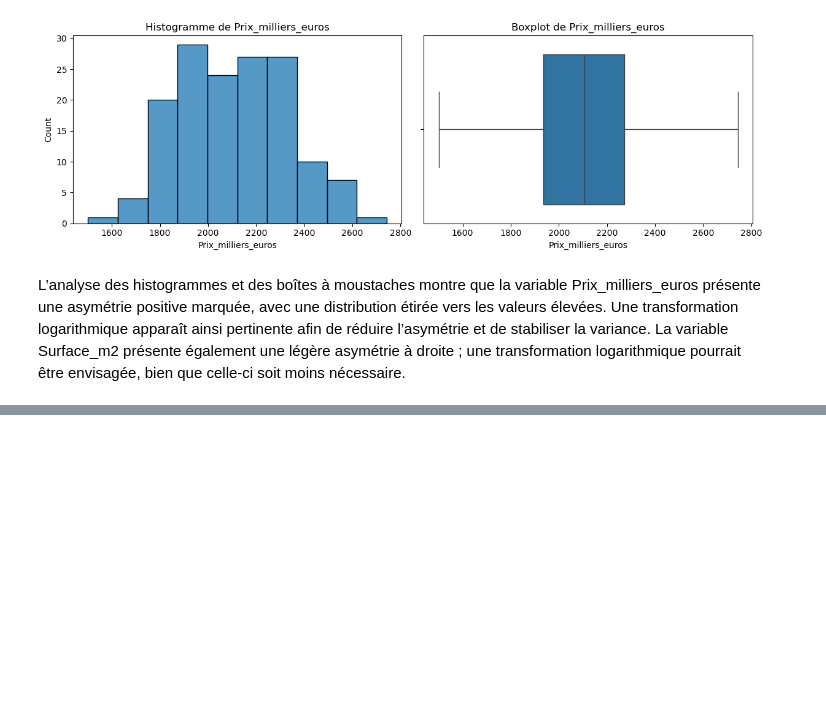
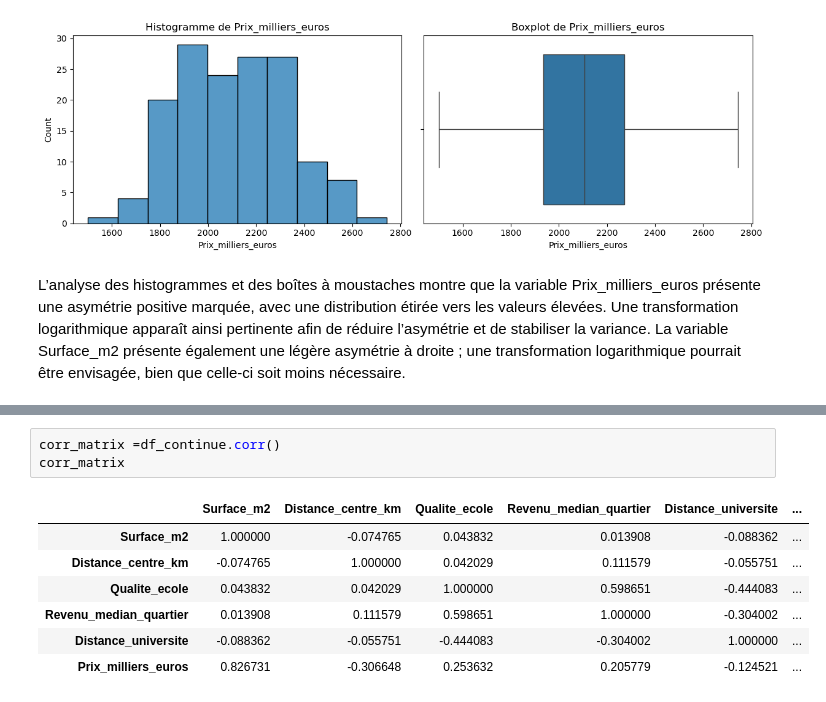
Before and after one commit to EdLac/Econometrie_appliquee_Analyse_Immobiliere, a Jupyter notebook: Econometrie.ipynb, the cells around one changed output, grey strips where cells are left out. Cells and saved outputs as stored; diff of their text form; blank space fills up the shorter version.

```diff
--- a/Econometrie.ipynb
+++ b/Econometrie.ipynb
@@ -121,0 +151,11 @@ La variable Surface_m2 présente également une légère asymétrie à droite ;
+# %%
+corr_matrix =df_continue.corr()
+corr_matrix
+# %% [output]
+|  | Surface_m2 | Distance_centre_km | Qualite_ecole | Revenu_median_quartier | Distance_universite | ... |
+| Surface_m2 | 1.000000 | -0.074765 | 0.043832 | 0.013908 | -0.088362 | ... |
+| Distance_centre_km | -0.074765 | 1.000000 | 0.042029 | 0.111579 | -0.055751 | ... |
+| Qualite_ecole | 0.043832 | 0.042029 | 1.000000 | 0.598651 | -0.444083 | ... |
+| Revenu_median_quartier | 0.013908 | 0.111579 | 0.598651 | 1.000000 | -0.304002 | ... |
+| Distance_universite | -0.088362 | -0.055751 | -0.444083 | -0.304002 | 1.000000 | ... |
+| Prix_milliers_euros | 0.826731 | -0.306648 | 0.253632 | 0.205779 | -0.124521 | ... |
```
Also changed, not shown: parts of 5 cells of this notebook.
